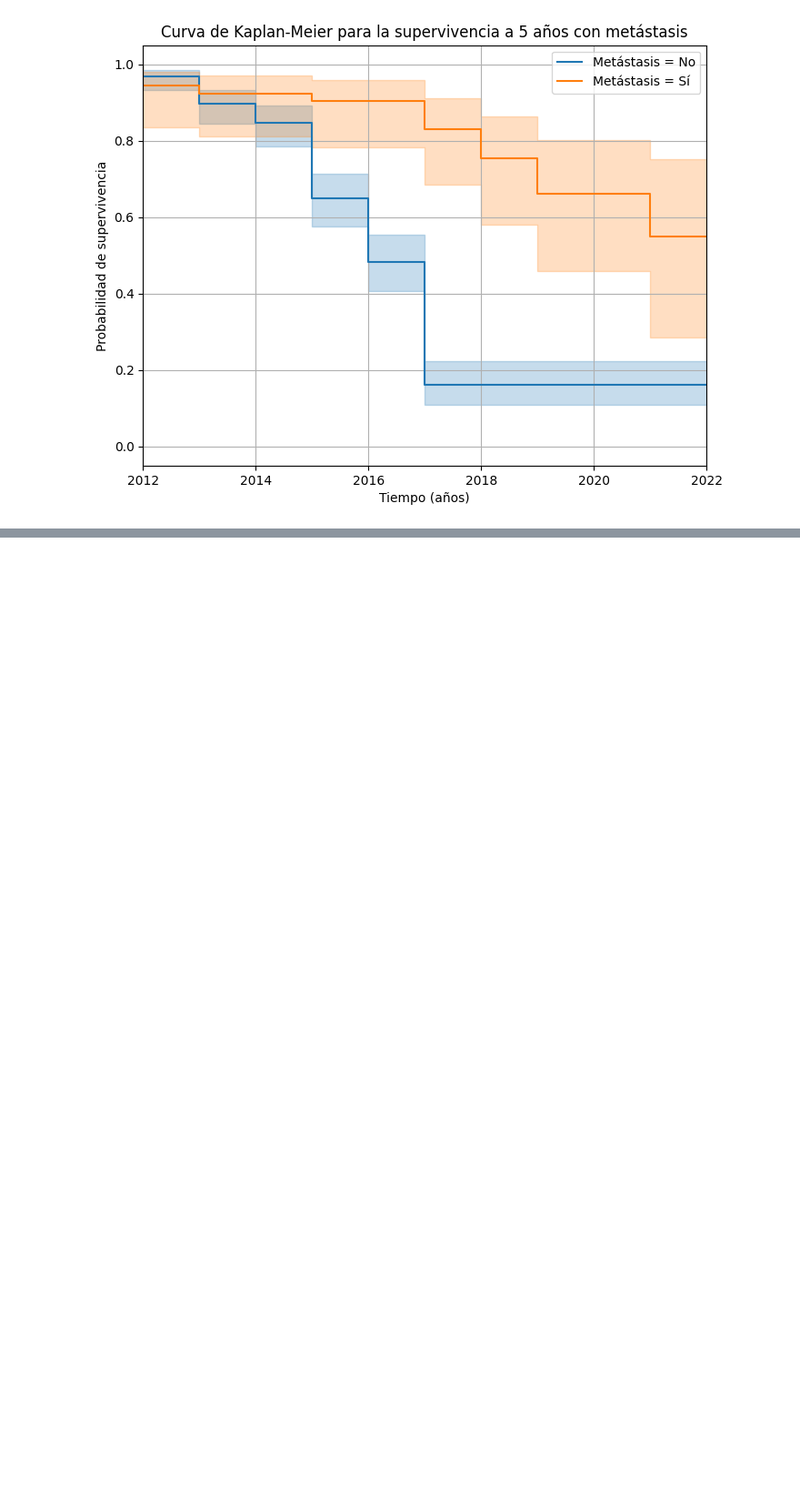
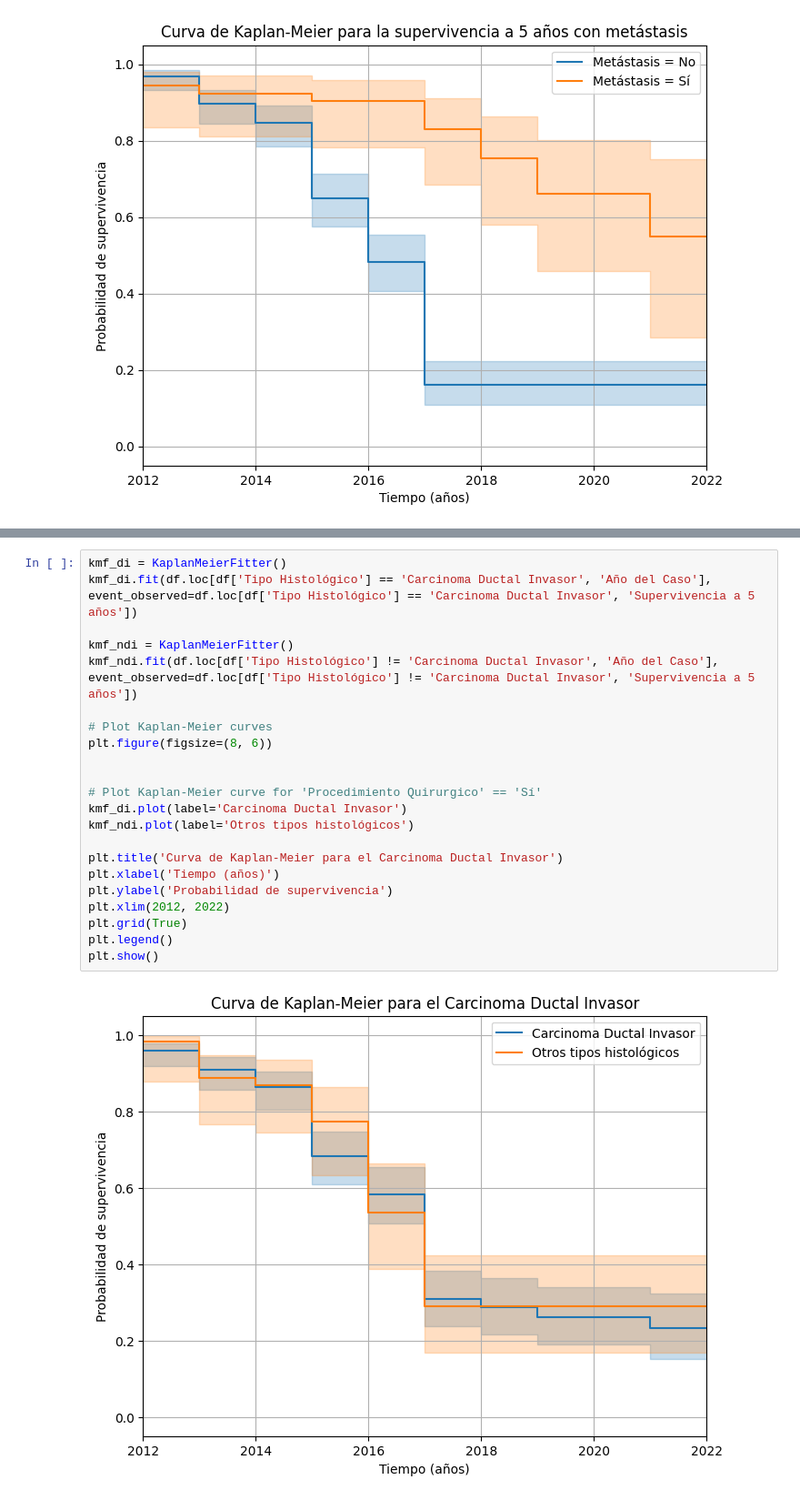
Before and after one commit to slesageq/Survivor_Analysis, a Jupyter notebook: analysis_filtered.ipynb, the cells around one changed output, grey strips where cells are left out. Shown at 91% size. Saved outputs shown, nothing was run; the diff lists cells and outputs as text; blank space fills up the shorter version.

Commit message:
Additional Kapplan-Meier Graph

```diff
--- a/analysis_filtered.ipynb
+++ b/analysis_filtered.ipynb
@@ -1402,0 +1422,24 @@ plt.show()
+# %%
+kmf_di = KaplanMeierFitter()
+kmf_di.fit(df.loc[df['Tipo Histológico'] == 'Carcinoma Ductal Invasor', 'Año del Caso'], event_observed=df.loc[df['Tipo Histológico'] == 'Carcinoma Ductal Invasor', 'Supervivencia a 5 años'])
+
+kmf_ndi = KaplanMeierFitter()
+kmf_ndi.fit(df.loc[df['Tipo Histológico'] != 'Carcinoma Ductal Invasor', 'Año del Caso'], event_observed=df.loc[df['Tipo Histológico'] != 'Carcinoma Ductal Invasor', 'Supervivencia a 5 años'])
+
+# Plot Kaplan-Meier curves
+plt.figure(figsize=(8, 6))
+
+
+# Plot Kaplan-Meier curve for 'Procedimiento Quirurgico' == 'Sí'
+kmf_di.plot(label='Carcinoma Ductal Invasor')
+kmf_ndi.plot(label='Otros tipos histológicos')
+
+plt.title('Curva de Kaplan-Meier para el Carcinoma Ductal Invasor')
+plt.xlabel('Tiempo (años)')
+plt.ylabel('Probabilidad de supervivencia')
+plt.xlim(2012, 2022)
+plt.grid(True)
+plt.legend()
+plt.show()
+# %% [output]
+[figure, added]
```
Also changed, not shown: parts of 3 cells of this notebook.
